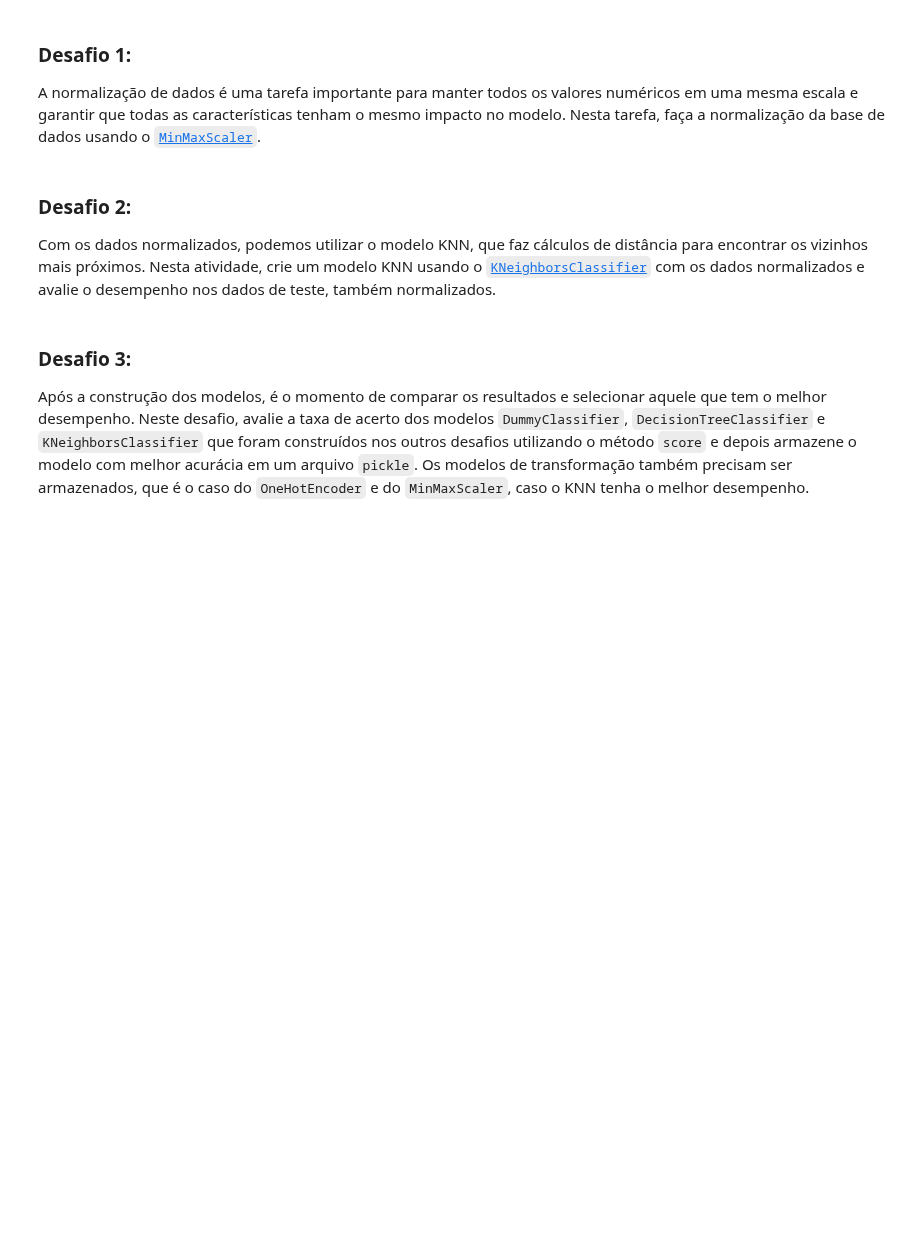
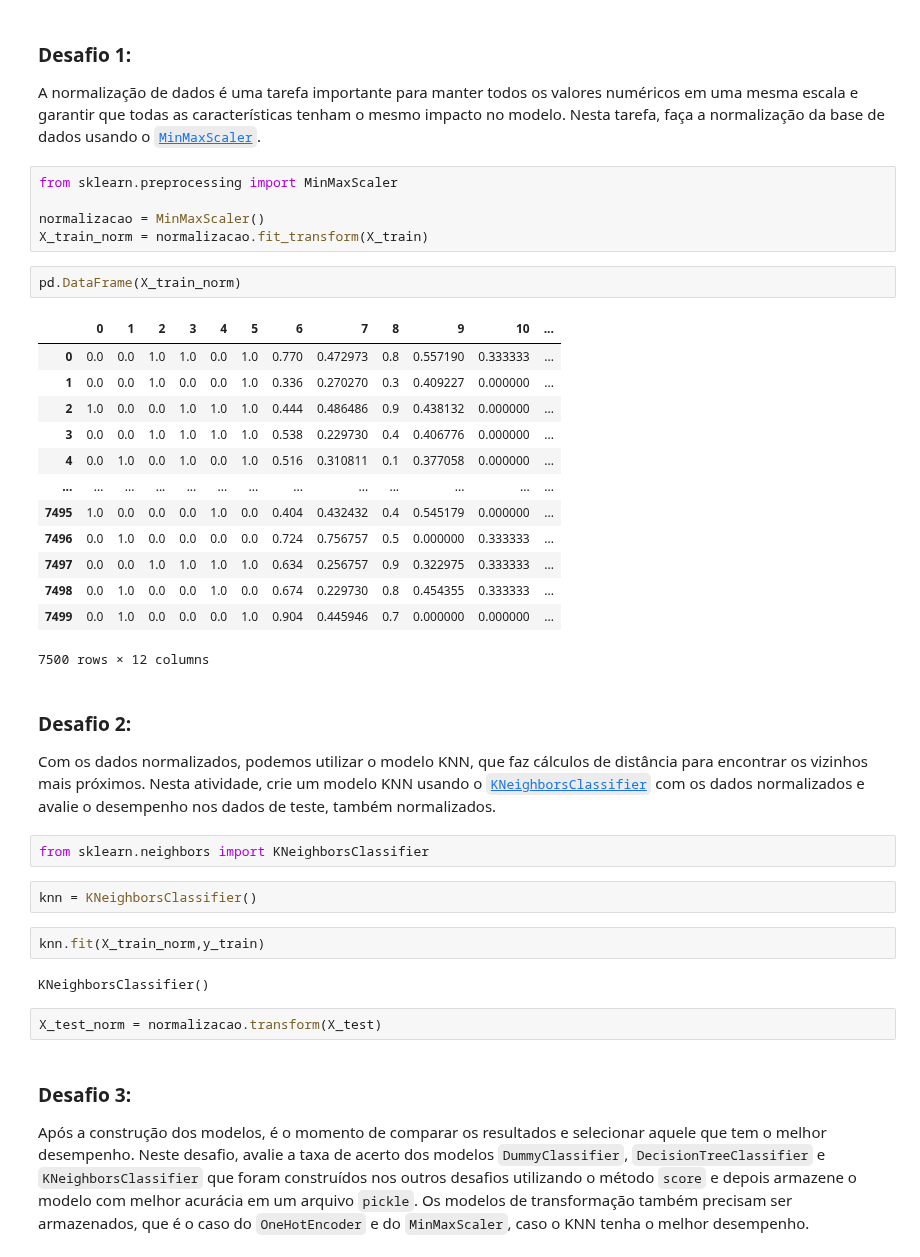
Before and after one commit to NiveskZ/estatistica-ml-alura, a Jupyter notebook: classificacao/desafios_classificacao.ipynb, the cells around one changed output. Drawn from its saved outputs; the diff is of its cells as text; blank space fills up the shorter version.

```diff
--- a/classificacao/desafios_classificacao.ipynb
+++ b/classificacao/desafios_classificacao.ipynb
@@ -219,10 +229,41 @@ tree.score(X_test,y_test)
 ### Desafio 1:
 
 A normalização de dados é uma tarefa importante para manter todos os valores numéricos em uma mesma escala e garantir que todas as características tenham o mesmo impacto no modelo. Nesta tarefa, faça a normalização da base de dados usando o [`MinMaxScaler`](https://scikit-learn.org/stable/modules/generated/sklearn.preprocessing.MinMaxScaler.html).
+# %%
+from sklearn.preprocessing import MinMaxScaler
+
+normalizacao = MinMaxScaler()
+X_train_norm = normalizacao.fit_transform(X_train)
+# %%
+pd.DataFrame(X_train_norm)
+# %% [output]
+|  | 0 | 1 | 2 | 3 | 4 | 5 | 6 | 7 | 8 | 9 | 10 | ... |
+| 0 | 0.0 | 0.0 | 1.0 | 1.0 | 0.0 | 1.0 | 0.770 | 0.472973 | 0.8 | 0.557190 | 0.333333 | ... |
+| 1 | 0.0 | 0.0 | 1.0 | 0.0 | 0.0 | 1.0 | 0.336 | 0.270270 | 0.3 | 0.409227 | 0.000000 | ... |
+| 2 | 1.0 | 0.0 | 0.0 | 1.0 | 1.0 | 1.0 | 0.444 | 0.486486 | 0.9 | 0.438132 | 0.000000 | ... |
+| 3 | 0.0 | 0.0 | 1.0 | 1.0 | 1.0 | 1.0 | 0.538 | 0.229730 | 0.4 | 0.406776 | 0.000000 | ... |
+| 4 | 0.0 | 1.0 | 0.0 | 1.0 | 0.0 | 1.0 | 0.516 | 0.310811 | 0.1 | 0.377058 | 0.000000 | ... |
+| ... | ... | ... | ... | ... | ... | ... | ... | ... | ... | ... | ... | ... |
+| 7495 | 1.0 | 0.0 | 0.0 | 0.0 | 1.0 | 0.0 | 0.404 | 0.432432 | 0.4 | 0.545179 | 0.000000 | ... |
+| 7496 | 0.0 | 1.0 | 0.0 | 0.0 | 0.0 | 0.0 | 0.724 | 0.756757 | 0.5 | 0.000000 | 0.333333 | ... |
+| 7497 | 0.0 | 0.0 | 1.0 | 1.0 | 1.0 | 1.0 | 0.634 | 0.256757 | 0.9 | 0.322975 | 0.333333 | ... |
+| 7498 | 0.0 | 1.0 | 0.0 | 0.0 | 1.0 | 0.0 | 0.674 | 0.229730 | 0.8 | 0.454355 | 0.333333 | ... |
+| 7499 | 0.0 | 1.0 | 0.0 | 0.0 | 0.0 | 1.0 | 0.904 | 0.445946 | 0.7 | 0.000000 | 0.000000 | ... |
+7500 rows × 12 columns
 # %% [markdown]
 ### Desafio 2:
 
 Com os dados normalizados, podemos utilizar o modelo KNN, que faz cálculos de distância para encontrar os vizinhos mais próximos. Nesta atividade, crie um modelo KNN usando o [`KNeighborsClassifier`](https://scikit-learn.org/stable/modules/generated/sklearn.neighbors.KNeighborsClassifier.html) com os dados normalizados e avalie o desempenho nos dados de teste, também normalizados.
+# %%
+from sklearn.neighbors import KNeighborsClassifier
+# %%
+knn = KNeighborsClassifier()
+# %%
+knn.fit(X_train_norm,y_train)
+# %% [output]
+KNeighborsClassifier()
+# %%
+X_test_norm = normalizacao.transform(X_test)
 # %% [markdown]
 ### Desafio 3:
 
```
Also changed, not shown: parts of 7 cells of this notebook.
